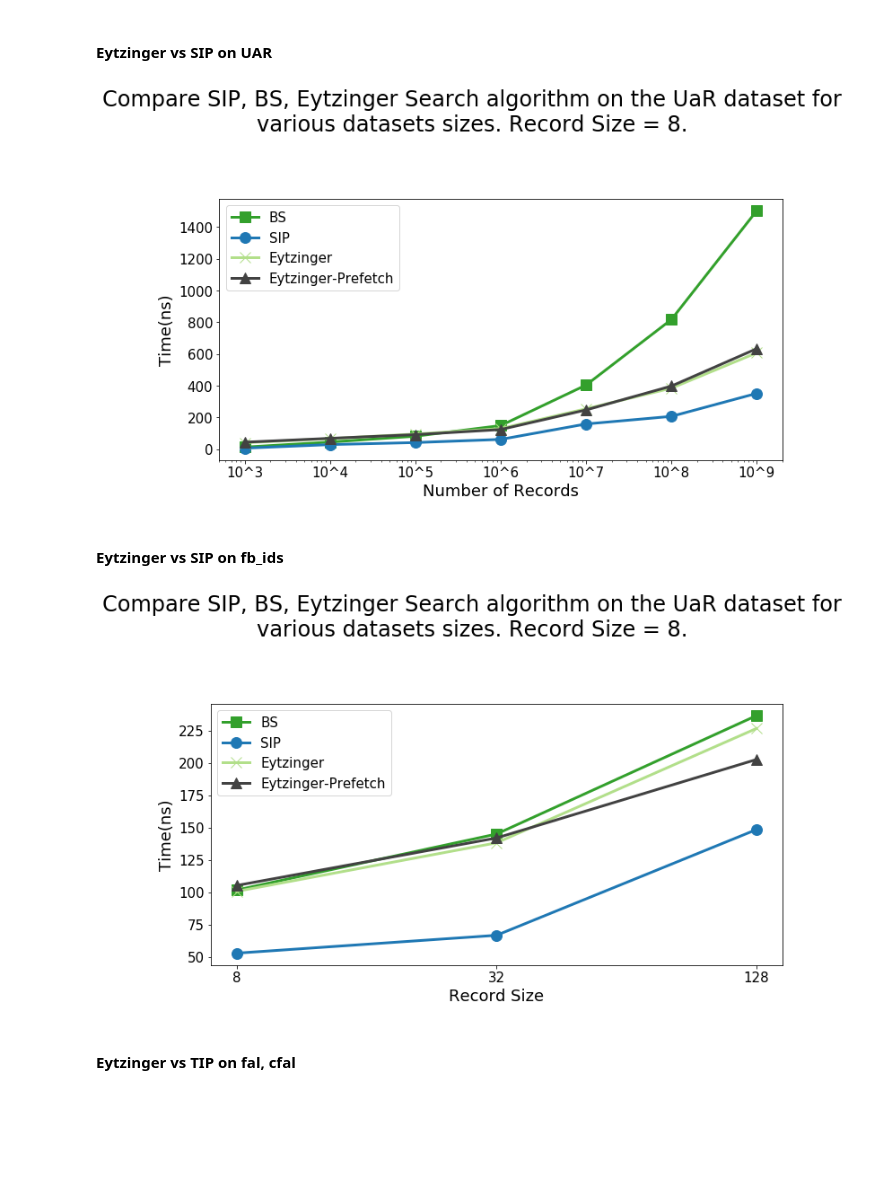
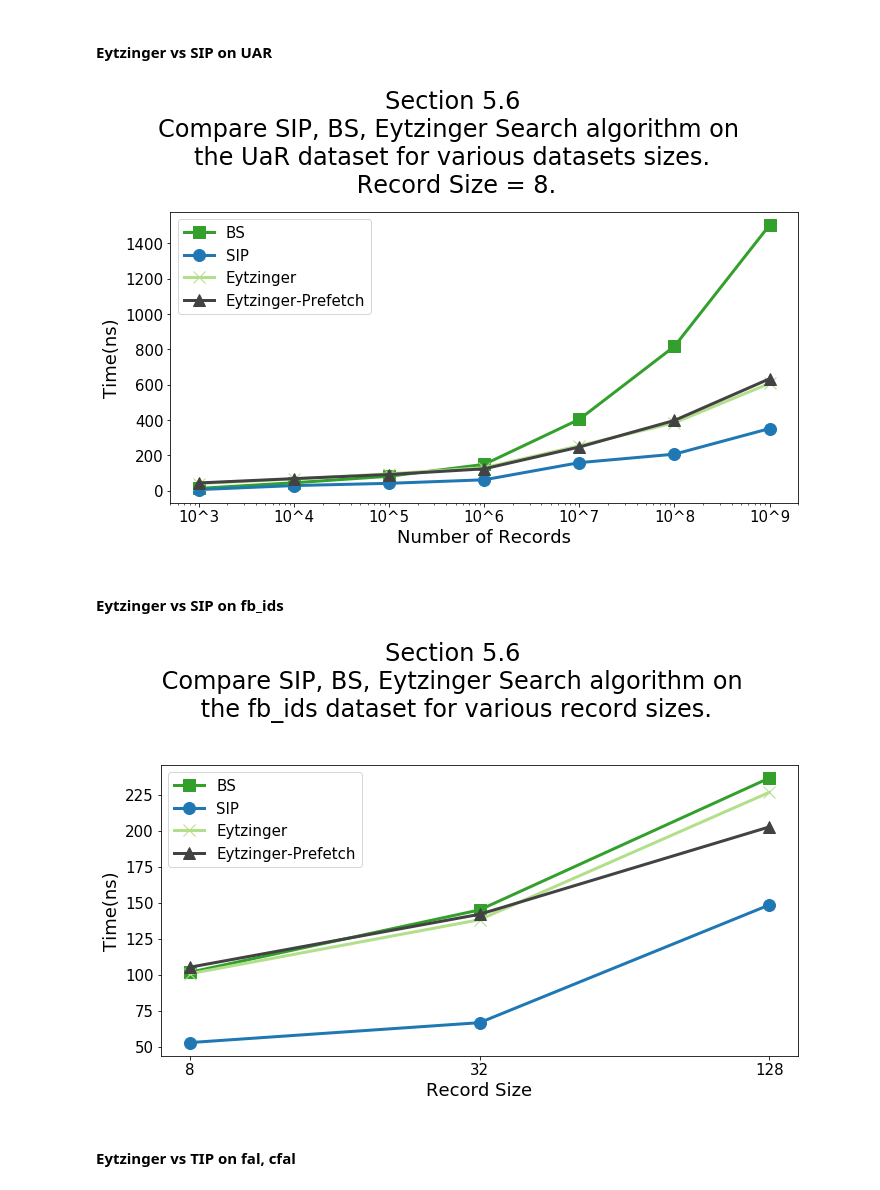
Before and after one commit to UWHustle/Efficiently-Searching-In-Memory-Sorted-Arrays, a Jupyter notebook: reproduce_experiments/CreateFigures.ipynb, the cells around one changed output. Cells and saved outputs as stored; diff of their text form; code cells hidden in the pictures; blank space fills up the shorter version.

```diff
--- a/reproduce_experiments/CreateFigures.ipynb
+++ b/reproduce_experiments/CreateFigures.ipynb
@@ -650,35 +650,35 @@ results.extend(get_results(tsv))
 algoResCount = len(results)//4
 
 bsResults = results[0:algoResCount]
 sipResults = results[algoResCount:algoResCount*2]
 eytpResults = results[algoResCount*2:algoResCount*3]
 eytResults = results[algoResCount*3:algoResCount*4]
 
 fig, ax = plt.subplots(figsize=(10,5))
 xticks = [10**i for i in range(algoResCount)]
 
 plt.plot(xticks, bsResults,   color=green,  marker="s", markersize=12, linewidth=3, label="BS")
 plt.plot(xticks, sipResults,  color=blue,   marker="o", markersize=12, linewidth=3, label="SIP")
 plt.plot(xticks, eytResults, color=lgreen, marker="x", markersize=12, linewidth=3, label="Eytzinger")
 plt.plot(xticks, eytpResults,  color=black,  marker="^", markersize=12, linewidth=3, label="Eytzinger-Prefetch")
 
 ax.set_ylabel('Time(ns)', size=18)
 ax.set_xlabel('Number of Records', size=18)
 ax.set_xscale('log')
 
 # Set the position of the x ticks
 ax.set_xticks(xticks)
 ax.set_xticklabels(["10^"+str(i) for i in [3+i for i in range(algoResCount)]], size=15)
 ax.tick_params(axis='y', labelsize=15)
 
 # Adding the legend and showing the plot
 plt.legend(prop={'size': 15}, loc='upper left')
-caption = "Compare SIP, BS, Eytzinger Search algorithm on the UaR dataset for\nvarious datasets sizes. Record Size = 8."
+caption = "Section 5.6\nCompare SIP, BS, Eytzinger Search algorithm on \nthe UaR dataset for various datasets sizes.\n Record Size = 8."
 fig.suptitle(caption, fontsize=24, x=0.5, y=1.3)
 plt.tight_layout()
 plt.gcf().savefig('./figures/sec56_SIP_UaR.pdf', format='pdf',bbox_inches='tight')
 # %% [output]
-[figure, old version]
+[figure, new version]
 # %% [markdown]
 #### Eytzinger vs SIP on fb_ids
 # %%
@@ -711,12 +711,12 @@ ax.tick_params(axis='y', labelsize=15)
 
 # Adding the legend and showing the plot
 plt.legend(prop={'size': 15}, loc='upper left')
-caption = "Compare SIP, BS, Eytzinger Search algorithm on the UaR dataset for\nvarious datasets sizes. Record Size = 8."
+caption = "Section 5.6\n Compare SIP, BS, Eytzinger Search algorithm on \n the fb_ids dataset for various record sizes."
 fig.suptitle(caption, fontsize=24, x=0.5, y=1.3)
 plt.tight_layout()
-plt.gcf().savefig('./figures/sec56_SIP_UaR.pdf', format='pdf',bbox_inches='tight')
+plt.gcf().savefig('./figures/sec56_SIP_FBids.pdf', format='pdf',bbox_inches='tight')
 # %% [output]
-[figure, old version]
+[figure, new version]
 # %% [markdown]
 #### Eytzinger vs TIP on fal, cfal
 # %%
```
Also changed, not shown: parts of 3 cells of this notebook.
